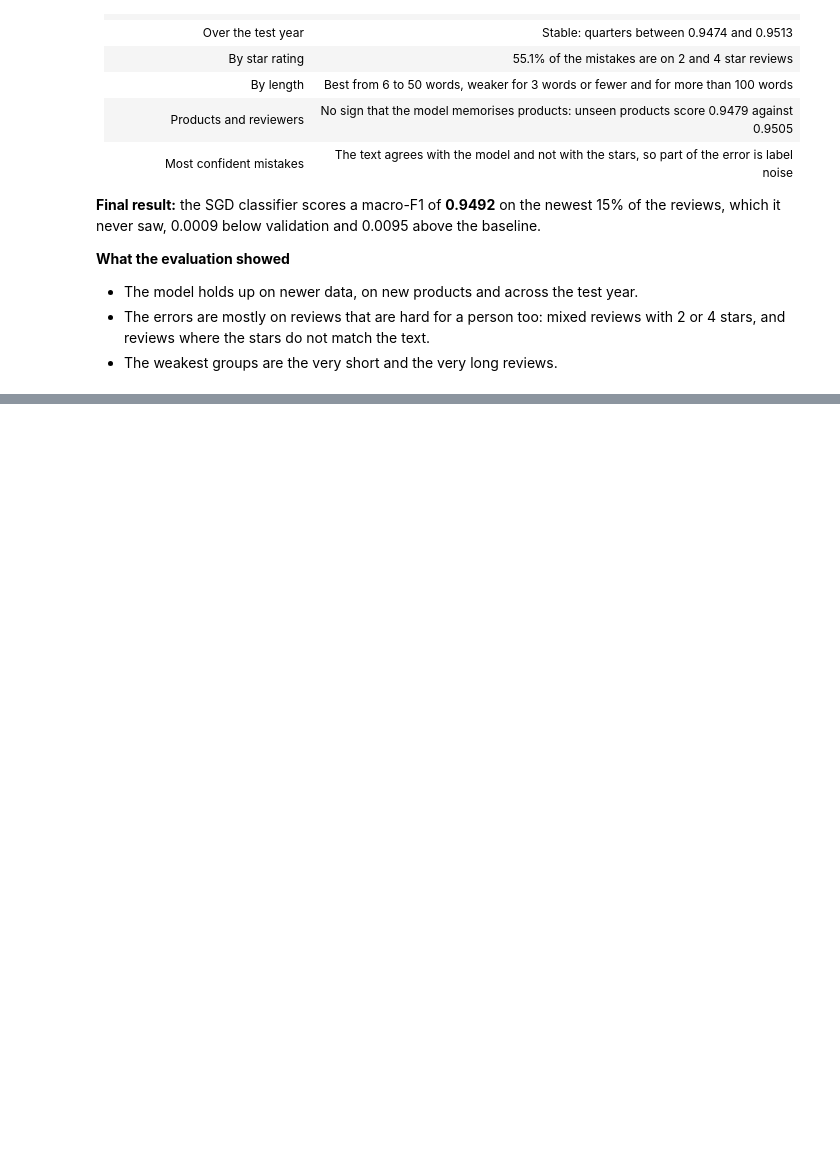
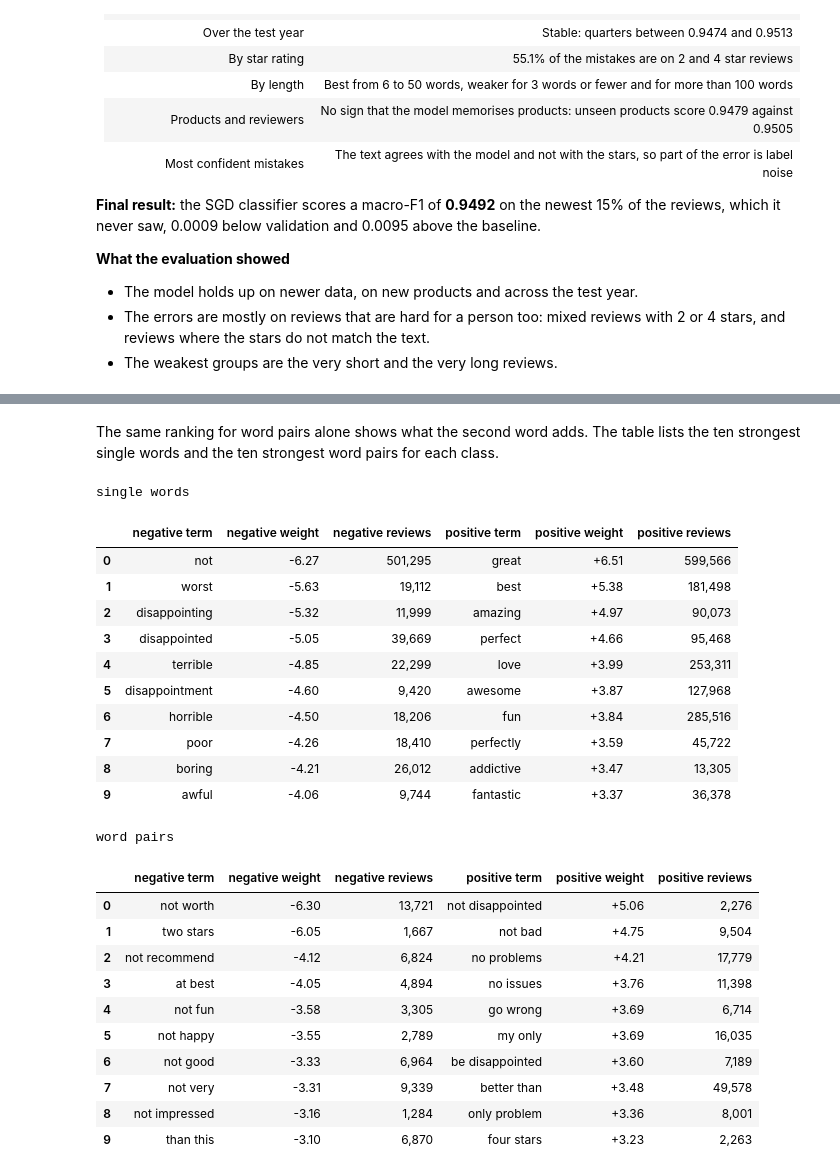
Before and after one commit to Virtuozs/MLOps2-pertemuan1-sentiment-classification, a Jupyter notebook: notebook.ipynb, the cells around one changed output, grey strips where cells are left out. Drawn from its saved outputs; the diff is of its cells as text; code cells hidden in the pictures; blank space fills up the shorter version.

```diff
--- a/notebook.ipynb
+++ b/notebook.ipynb
@@ -3337,0 +3381,38 @@ wrong alarms: 7,607
+# %% [markdown]
+The same ranking for word pairs alone shows what the second word adds. The table lists the ten strongest single words and the ten strongest word pairs for each class.
+# %%
+def strongest(frame, n=10):
+    neg = frame.nsmallest(n, 'weight').reset_index(drop=True)
+    pos = frame.nlargest(n, 'weight').reset_index(drop=True)
+    return pd.DataFrame({'negative term': neg['term'], 'negative weight': neg['weight'], 'negative reviews': neg['reviews'],
+                         'positive term': pos['term'], 'positive weight': pos['weight'], 'positive reviews': pos['reviews']})
+
+for label, frame in [('single words', common[common['words'] == 1]), ('word pairs', common[common['words'] == 2])]:
+    print(label)
+    display(strongest(frame).style.format({'negative weight': '{:+.2f}', 'positive weight': '{:+.2f}',
+                                           'negative reviews': '{:,.0f}', 'positive reviews': '{:,.0f}'}))
+# %% [output]
+single words
+|  | negative term | negative weight | negative reviews | positive term | positive weight | positive reviews |
+| 0 | not | -6.27 | 501,295 | great | +6.51 | 599,566 |
+| 1 | worst | -5.63 | 19,112 | best | +5.38 | 181,498 |
+| 2 | disappointing | -5.32 | 11,999 | amazing | +4.97 | 90,073 |
+| 3 | disappointed | -5.05 | 39,669 | perfect | +4.66 | 95,468 |
+| 4 | terrible | -4.85 | 22,299 | love | +3.99 | 253,311 |
+| 5 | disappointment | -4.60 | 9,420 | awesome | +3.87 | 127,968 |
+| 6 | horrible | -4.50 | 18,206 | fun | +3.84 | 285,516 |
+| 7 | poor | -4.26 | 18,410 | perfectly | +3.59 | 45,722 |
+| 8 | boring | -4.21 | 26,012 | addictive | +3.47 | 13,305 |
+| 9 | awful | -4.06 | 9,744 | fantastic | +3.37 | 36,378 |
+word pairs
+|  | negative term | negative weight | negative reviews | positive term | positive weight | positive reviews |
+| 0 | not worth | -6.30 | 13,721 | not disappointed | +5.06 | 2,276 |
+| 1 | two stars | -6.05 | 1,667 | not bad | +4.75 | 9,504 |
+| 2 | not recommend | -4.12 | 6,824 | no problems | +4.21 | 17,779 |
+| 3 | at best | -4.05 | 4,894 | no issues | +3.76 | 11,398 |
+| 4 | not fun | -3.58 | 3,305 | go wrong | +3.69 | 6,714 |
+| 5 | not happy | -3.55 | 2,789 | my only | +3.69 | 16,035 |
+| 6 | not good | -3.33 | 6,964 | be disappointed | +3.60 | 7,189 |
+| 7 | not very | -3.31 | 9,339 | better than | +3.48 | 49,578 |
+| 8 | not impressed | -3.16 | 1,284 | only problem | +3.36 | 8,001 |
+| 9 | than this | -3.10 | 6,870 | four stars | +3.23 | 2,263 |
```
Also changed, not shown: parts of 22 cells of this notebook, 1 other file.
